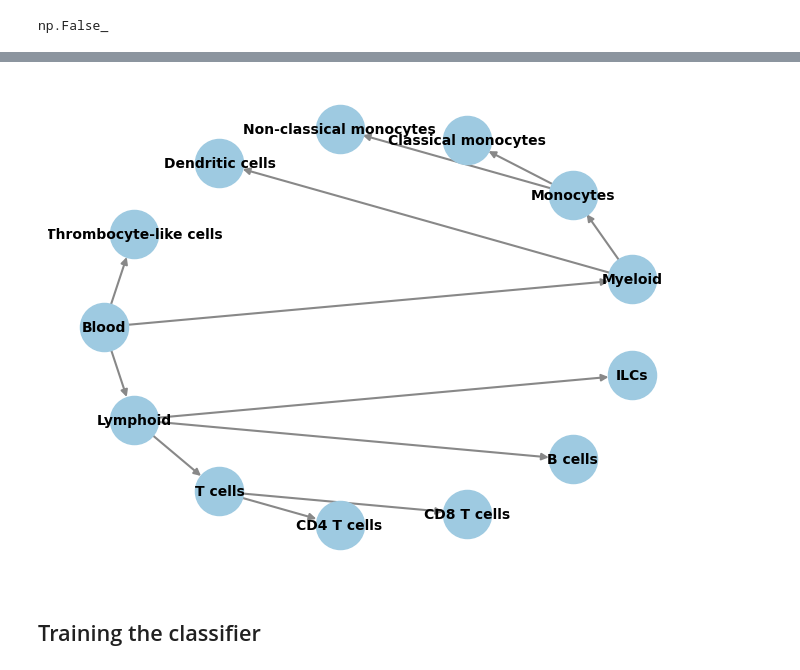
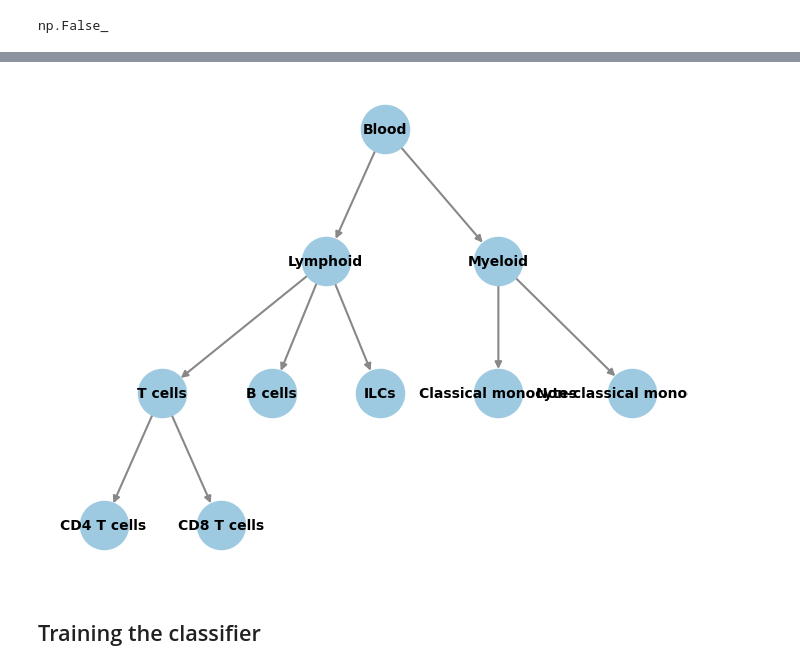
Before and after one commit to WALL-E-Lab/Compocyte, a Jupyter notebook: docs/tutorials/training_PBMC_classifier.ipynb, the cells around one changed output, grey strips where cells are left out. Saved outputs shown, nothing was run; the diff lists cells and outputs as text; code cells hidden in the pictures.

```diff
--- a/docs/tutorials/training_PBMC_classifier.ipynb
+++ b/docs/tutorials/training_PBMC_classifier.ipynb
@@ -107,20 +121,27 @@ hierarchy = {
 graph = nx.DiGraph()
 make_graph_from_edges(hierarchy, graph)
 # %%
-pos = nx.shell_layout(graph)
+from networkx.drawing.nx_agraph import graphviz_layout
+
+# Plot the graph structure we gave to the classifier during training.
+pos = graphviz_layout(
+    graph,prog="dot",
+    root='Blood',
+    args='-Gsplines=curved -Gnodesep=8 -Goverlap=scalexy -Gbeautify=false'
+)
 
 nx.draw(
     graph, pos,
     with_labels=True,
     node_color="#9ecae1",
     node_size=1200,
     edge_color="#888",
     width=1.5,
     font_size=10,
     font_weight="bold",
 )
 # %% [output]
-[figure, old version]
+[figure, new version]
 # %% [markdown]
 ## Training the classifier
 # %% [markdown]
```
Also changed, not shown: parts of 16 cells of this notebook, 10 other files.
